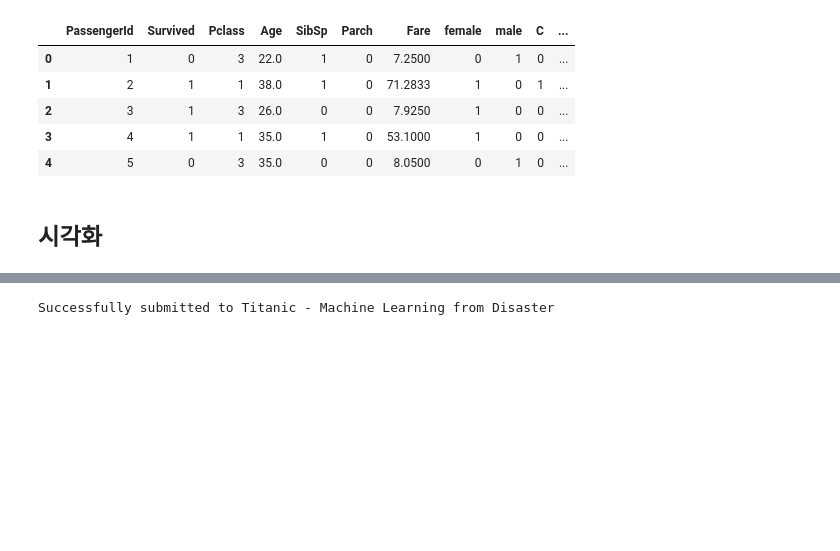
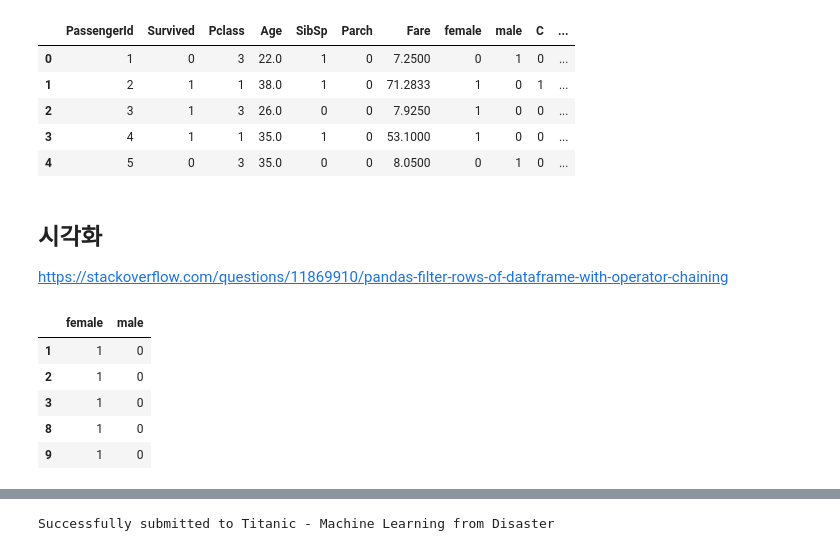
Before and after one commit to KangnamUniv-ML/Titanic-ML, a Jupyter notebook: notebook/Titanic.ipynb, the cells around one changed output, grey strips where cells are left out. Saved outputs shown, nothing was run; the diff lists cells and outputs as text; code cells hidden in the pictures; blank space fills up the shorter version.

```diff
--- a/notebook/Titanic.ipynb
+++ b/notebook/Titanic.ipynb
@@ -272,5 +272,19 @@ df.head()
 | 2 | 3 | 1 | 3 | 26.0 | 0 | 0 | 7.9250 | 1 | 0 | 0 | ... |
 | 3 | 4 | 1 | 1 | 35.0 | 1 | 0 | 53.1000 | 1 | 0 | 0 | ... |
 | 4 | 5 | 0 | 3 | 35.0 | 0 | 0 | 8.0500 | 0 | 1 | 0 | ... |
-# %% [markdown]
-## 시각화
+# %% [markdown]
+## 시각화
+
+https://stackoverflow.com/questions/11869910/pandas-filter-rows-of-dataframe-with-operator-chaining
+# %%
+# len(df[(df['female'] == 1) & (df['Survived'] == 1)])
+
+survivedGender = df[df['Survived'] == 1][['female', 'male']]
+survivedGender.head()
+# %% [output]
+|  | female | male |
+| 1 | 1 | 0 |
+| 2 | 1 | 0 |
+| 3 | 1 | 0 |
+| 8 | 1 | 0 |
+| 9 | 1 | 0 |
```
Also changed, not shown: parts of 3 cells of this notebook.
